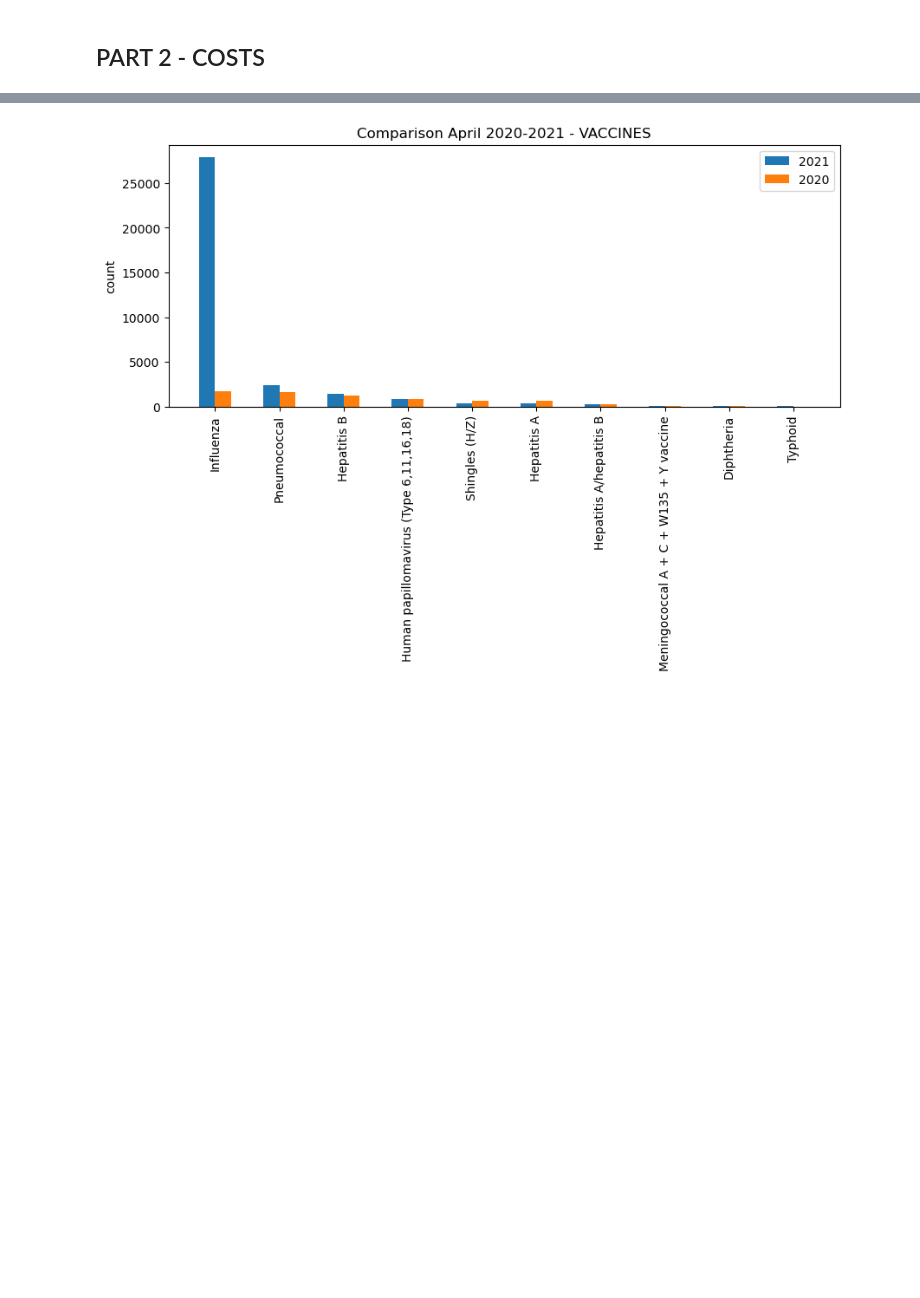
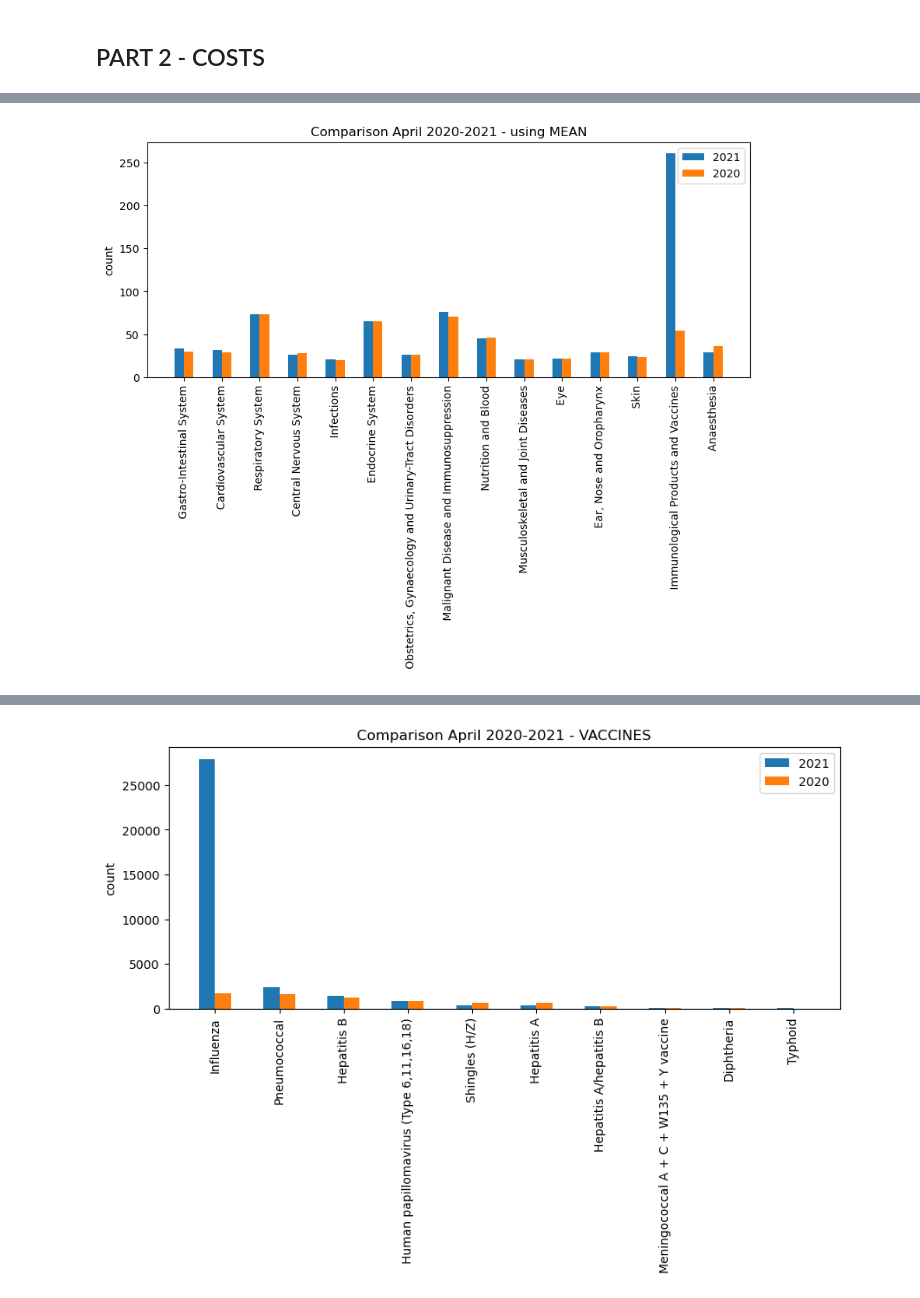
Before and after one commit to kamalmasarweh/project, a Jupyter notebook: Group work.ipynb, the cells around one changed output, grey strips where cells are left out. Cells and saved outputs as stored; diff of their text form; code cells hidden in the pictures; blank space fills up the shorter version.

```diff
--- a/Group work.ipynb
+++ b/Group work.ipynb
@@ -407,0 +440,9 @@ fig.set_dpi(100)
+# %%
+# 2021-2020 MEAN costs by groups 'BNF_CHAPTER_PLUS_CODE'
+group_mean_cost_21 = epd_21.groupby('BNF_CHAPTER_PLUS_CODE')['ACTUAL_COST'].mean()
+group_mean_cost_main_21=group_mean_cost_21.head(15)
+group_mean_cost_main_21
+
+group_mean_cost_20 = epd_20.groupby('BNF_CHAPTER_PLUS_CODE')['ACTUAL_COST'].mean()
+group_mean_cost_main_20=group_mean_cost_20.head(15)
+group_mean_cost_main_20
@@ -407,0 +467,27 @@ fig.set_dpi(100)
+# %%
+# comparison bar chart between two years - prescription costs of main 15 GROUPS (BNF_CHAPTER_PLUS_COD) - BY MEAN
+
+x = np.arange(len(group_mean_cost_main_21.keys()))  # the label locations
+width = 0.25  # the width of the bars
+
+_ , ax = plt.subplots()
+rects1 = ax.bar(x - width/2, group_mean_cost_main_21 , width, label='2021')
+rects2 = ax.bar(x + width/2, group_mean_cost_main_20 , width, label='2020')
+
+# text for labels, title and custom x-axis tick labels, etc.
+ax.set_ylabel('count')
+ax.set_title('Comparison April 2020-2021 - using MEAN')
+ax.set_xticks(x,)
+
+second_word = pd.Series(group_mean_cost_main_21.keys().tolist()) ## turn series to list
+second = second_word.str.split(':').str[1] ## get second word from list for the x axis legend
+
+ax.set_xticklabels(second, rotation=90)
+
+ax.legend()
+
+fig = matplotlib.pyplot.gcf()
+fig.set_size_inches(10,4, forward=True)
+fig.set_dpi(100)
+# %% [output]
+[figure, added]
```
Also changed, not shown: parts of 64 cells of this notebook.
